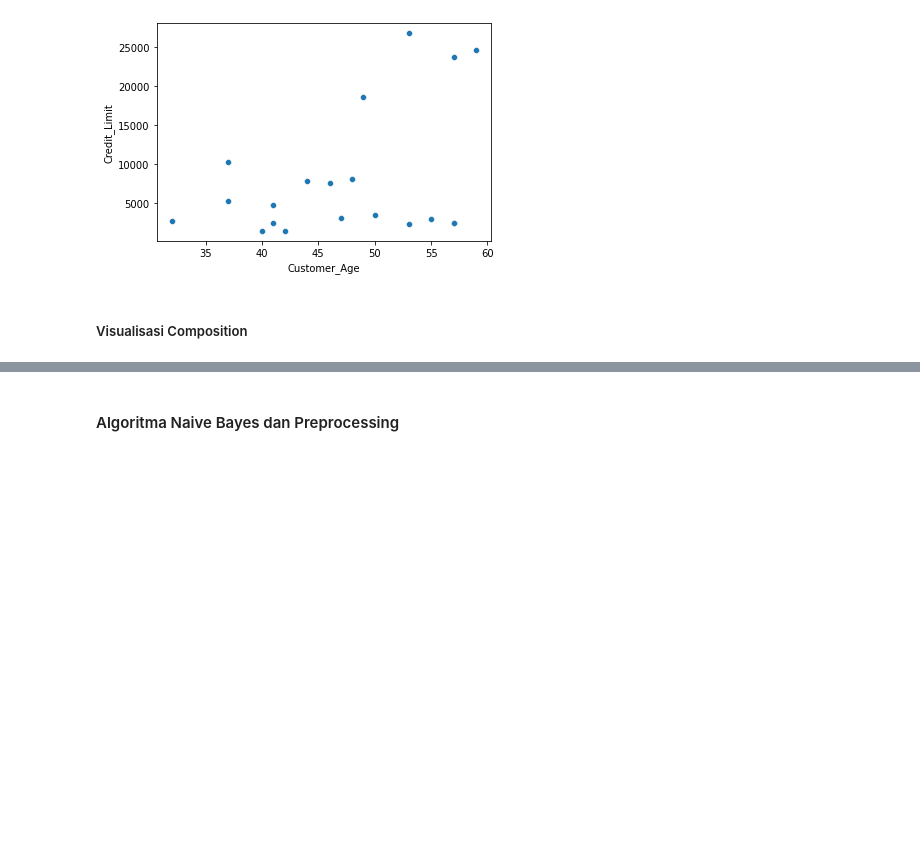
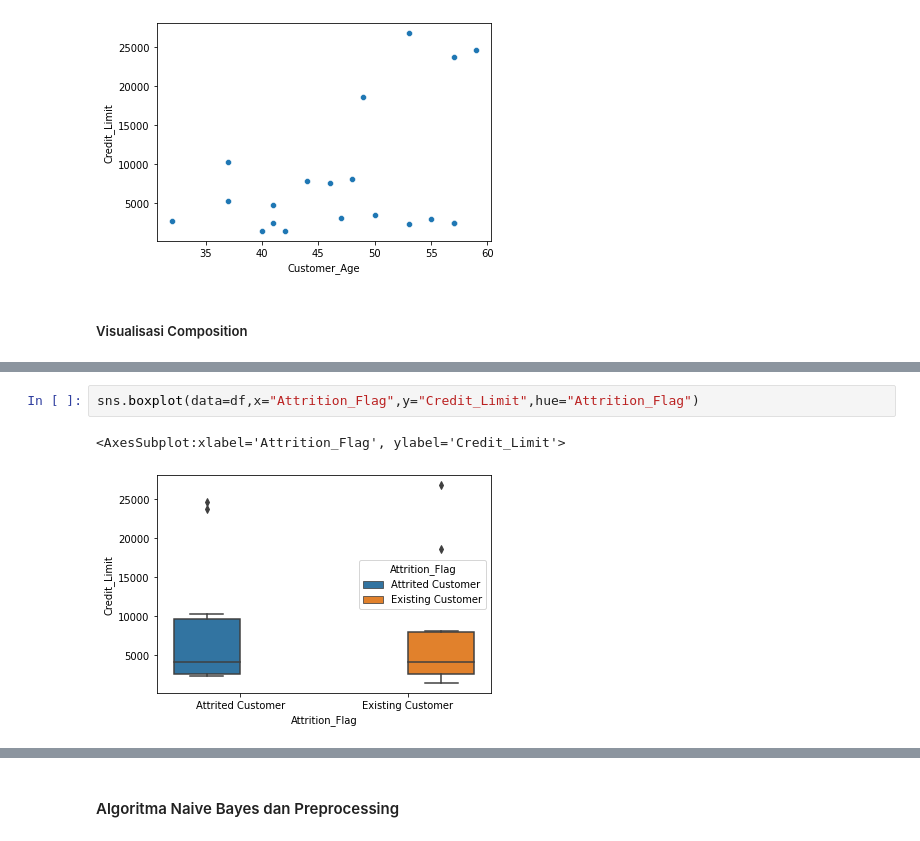
Before and after one commit to kevinsanjayaa/POSTTEST1-DATMIN-, a Jupyter notebook: B2_2109116082_Posttest1.ipynb, the cells around one changed output, grey strips where cells are left out. Cells and saved outputs as stored; diff of their text form; blank space fills up the shorter version.

```diff
--- a/B2_2109116082_Posttest1.ipynb
+++ b/B2_2109116082_Posttest1.ipynb
@@ -208,0 +218,5 @@ px.pie(df,names="Education_Level")
+# %%
+sns.boxplot(data=df,x="Attrition_Flag",y="Credit_Limit",hue="Attrition_Flag")
+# %% [output]
+<AxesSubplot:xlabel='Attrition_Flag', ylabel='Credit_Limit'>
+[figure, added]
```
Also changed, not shown: parts of 8 cells of this notebook.
